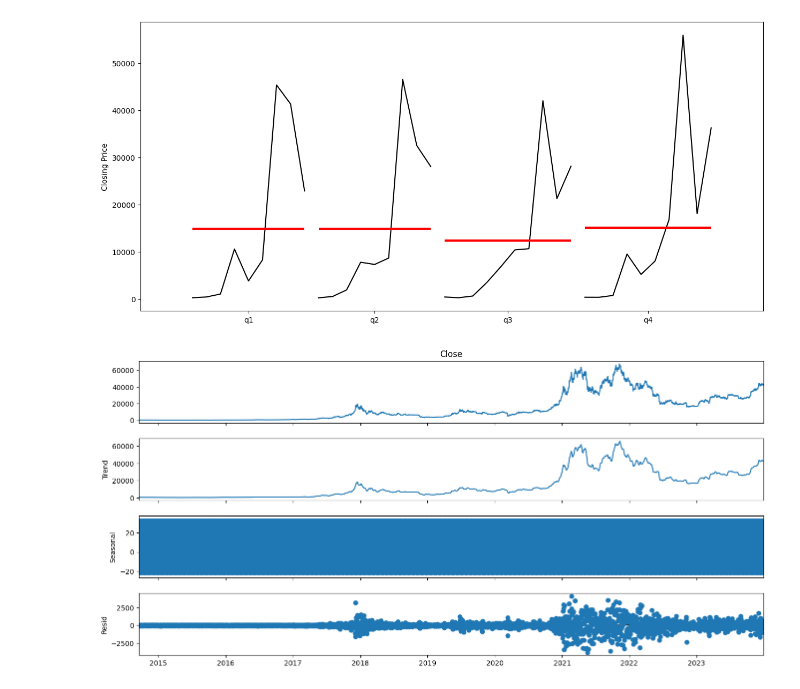
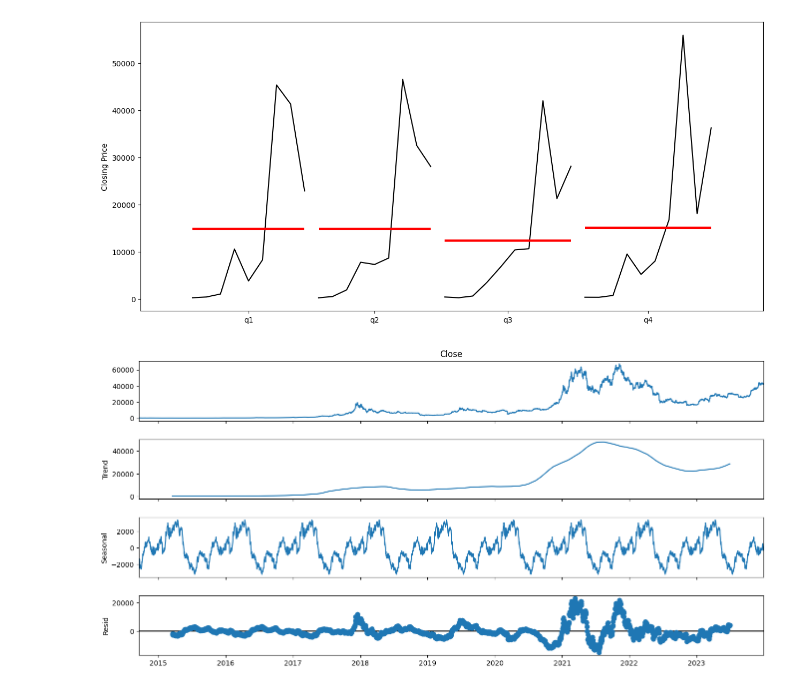
Before and after one commit to fwu27/Test, a Jupyter notebook: bitcoin_prices.ipynb, the cells around one changed output. Cells and saved outputs as stored; diff of their text form; code cells hidden in the pictures.

```diff
--- a/bitcoin_prices.ipynb
+++ b/bitcoin_prices.ipynb
@@ -173,9 +173,12 @@ plt.show()
 # %% [output]
 [figure]
 # %%
-decomposition = seasonal_decompose(df['Close'], model = 'additive')
+decomposition = seasonal_decompose(
+    df['Close'],
+    model = 'additive',
+    period = 365)
 fig = decomposition.plot()
 fig.set_size_inches(15,7)
 plt.show()
 # %% [output]
-[figure, old version]
+[figure, new version]
```
